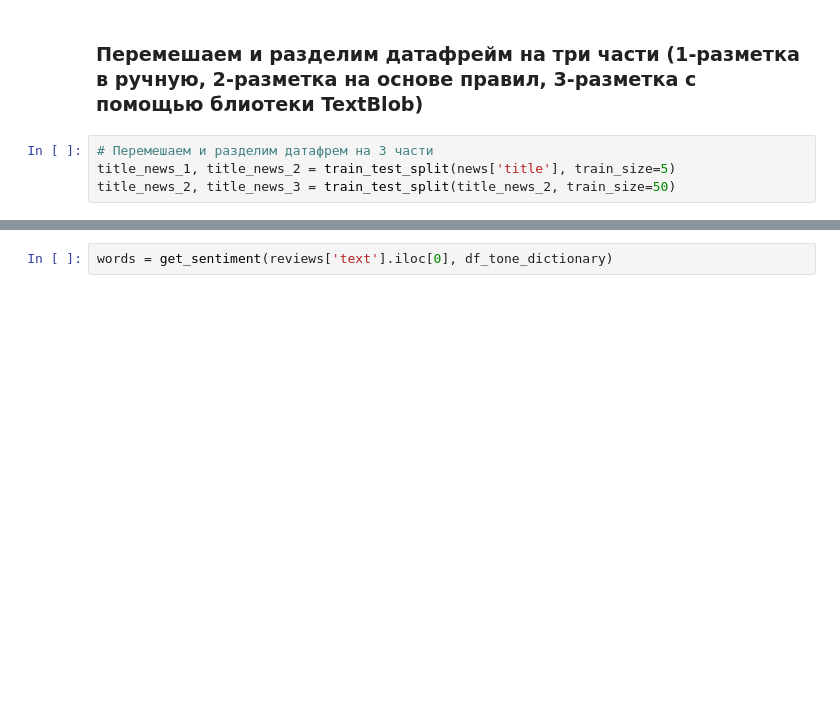
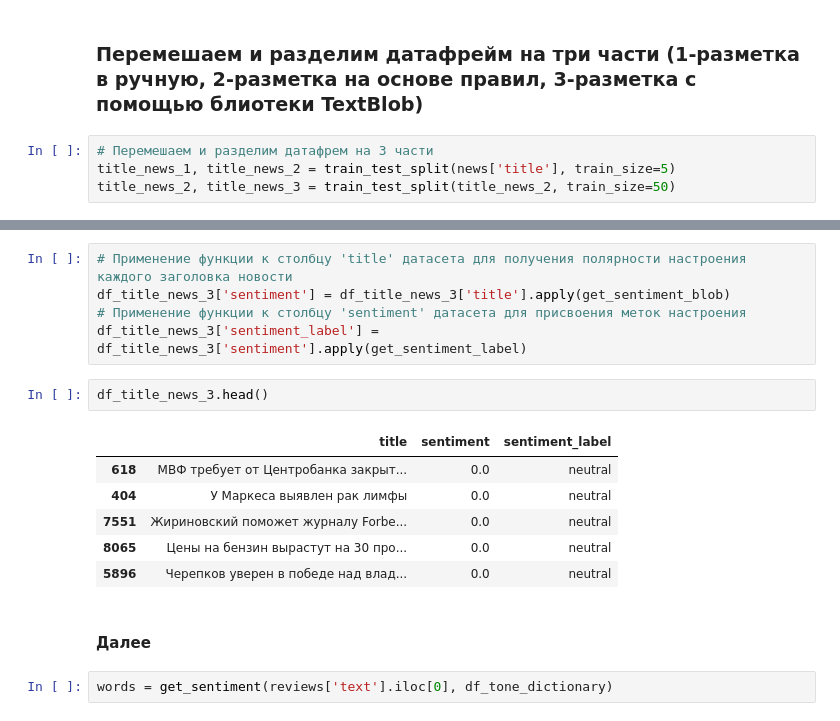
Before and after one commit to uc20100/Data-Collection-and-Markup, a Jupyter notebook: seminar_9/seminar_9.ipynb, the cells around one changed output, grey strips where cells are left out. Saved outputs shown, nothing was run; the diff lists cells and outputs as text; blank space fills up the shorter version.

```diff
--- a/seminar_9/seminar_9.ipynb
+++ b/seminar_9/seminar_9.ipynb
@@ -222,3 +206,19 @@ news
+# %%
+# Применение функции к столбцу 'title' датасета для получения полярности настроения каждого заголовка новости
+df_title_news_3['sentiment'] = df_title_news_3['title'].apply(get_sentiment_blob)
+# Применение функции к столбцу 'sentiment' датасета для присвоения меток настроения
+df_title_news_3['sentiment_label'] = df_title_news_3['sentiment'].apply(get_sentiment_label)
+# %%
+df_title_news_3.head()
+# %% [output]
+|  | title | sentiment | sentiment_label |
+| 618 | МВФ требует от Центробанка закрыт... | 0.0 | neutral |
+| 404 | У Маркеса выявлен рак лимфы | 0.0 | neutral |
+| 7551 | Жириновский поможет журналу Forbe... | 0.0 | neutral |
+| 8065 | Цены на бензин вырастут на 30 про... | 0.0 | neutral |
+| 5896 | Черепков уверен в победе над влад... | 0.0 | neutral |
+# %% [markdown]
+#### Далее
 # %%
 words = get_sentiment(reviews['text'].iloc[0], df_tone_dictionary)
 # %%
```
Also changed, not shown: parts of 27 cells of this notebook.
